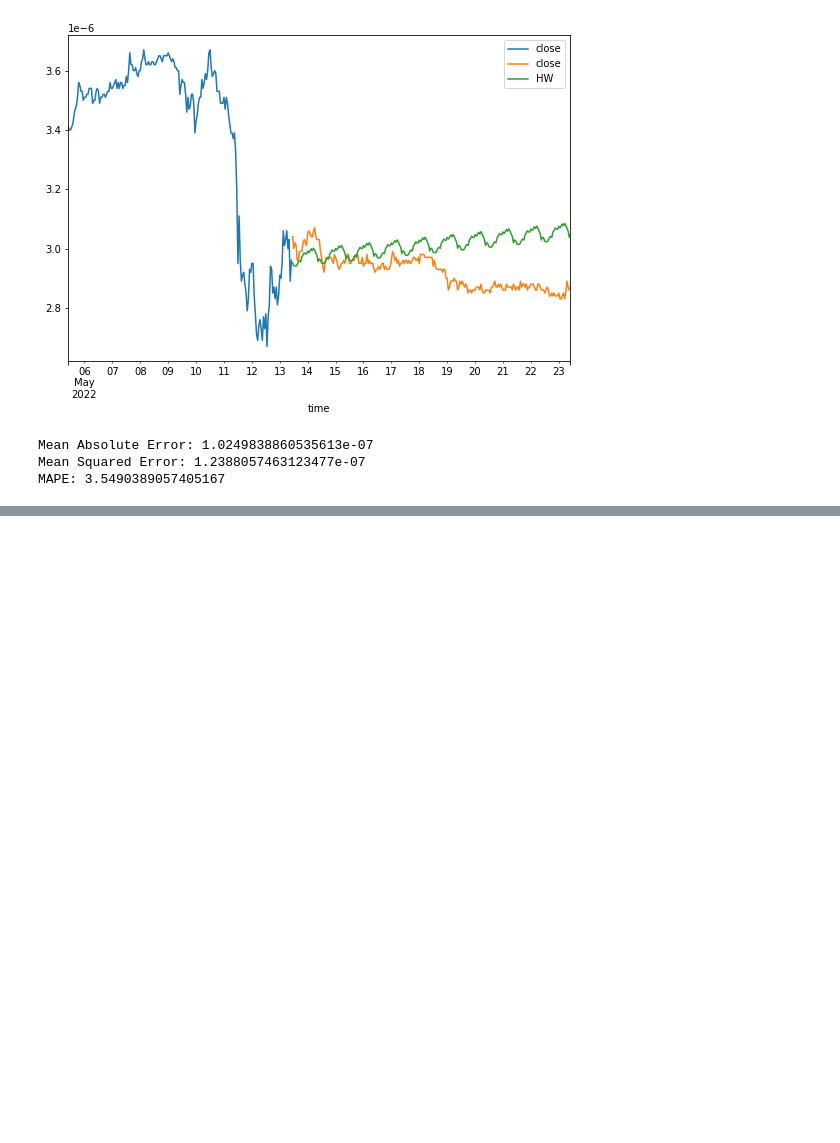
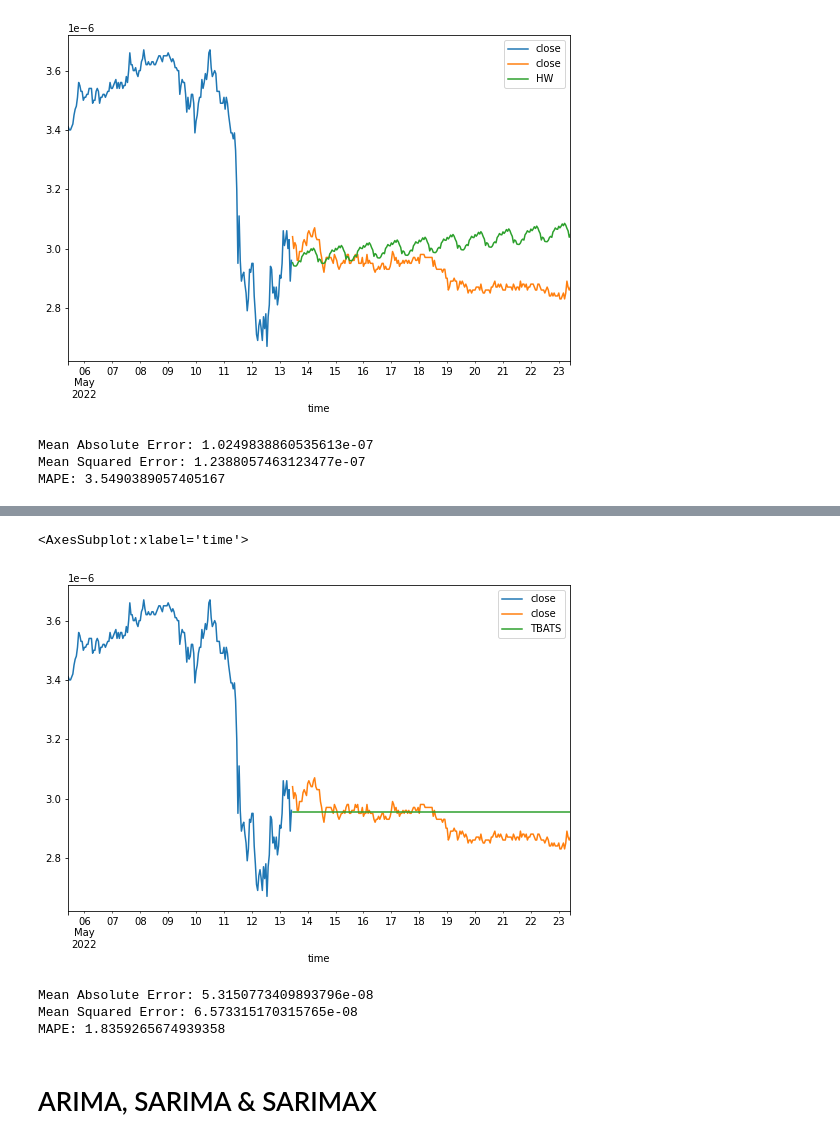
Before and after one commit to faGH/fa.intelligence.notebooks, a Jupyter notebook: labs/timeseries/forecasting_models_and_time_series.ipynb, the cells around one changed output, grey strips where cells are left out. Drawn from its saved outputs; the diff is of its cells as text; code cells hidden in the pictures; blank space fills up the shorter version.

Commit message:
[DEV]: Completion of TBATS notes.

```diff
--- a/labs/timeseries/forecasting_models_and_time_series.ipynb
+++ b/labs/timeseries/forecasting_models_and_time_series.ipynb
@@ -139,0 +181,27 @@ predictions_hw.to_csv('predictions_hw.csv', index=True)
+# %%
+# Forecasting
+model = TBATS()
+model = model.fit(training_set.close)
+# %%
+# Predictions
+predictions_tbats = pd.Series(model.forecast(steps=len(test_set))).rename('TBATS')
+predictions_tbats.index = test_set.index
+# %%
+# Visualization
+last_count_training_data_to_visualize = -(round(len(training_set)/10))
+training_set['close'][last_count_training_data_to_visualize:].plot(figsize=(9,6), legend=True)
+test_set['close'].plot(legend=True)
+predictions_tbats.plot(legend=True)
+# %% [output]
+<AxesSubplot:xlabel='time'>
+[figure, added]
+# %%
+print(f'Mean Absolute Error: {mean_absolute_error(test_set.close, predictions_tbats)}')
+print(f'Mean Squared Error: {np.sqrt(mean_squared_error(test_set.close, predictions_tbats))}')
+print(f'MAPE: {mape(test_set.close, predictions_tbats)}')
+# %% [output]
+Mean Absolute Error: 5.3150773409893796e-08
+Mean Squared Error: 6.573315170315765e-08
+MAPE: 1.8359265674939358
+# %% [markdown]
+# ARIMA, SARIMA & SARIMAX
```
Also changed, not shown: parts of 9 cells of this notebook.
